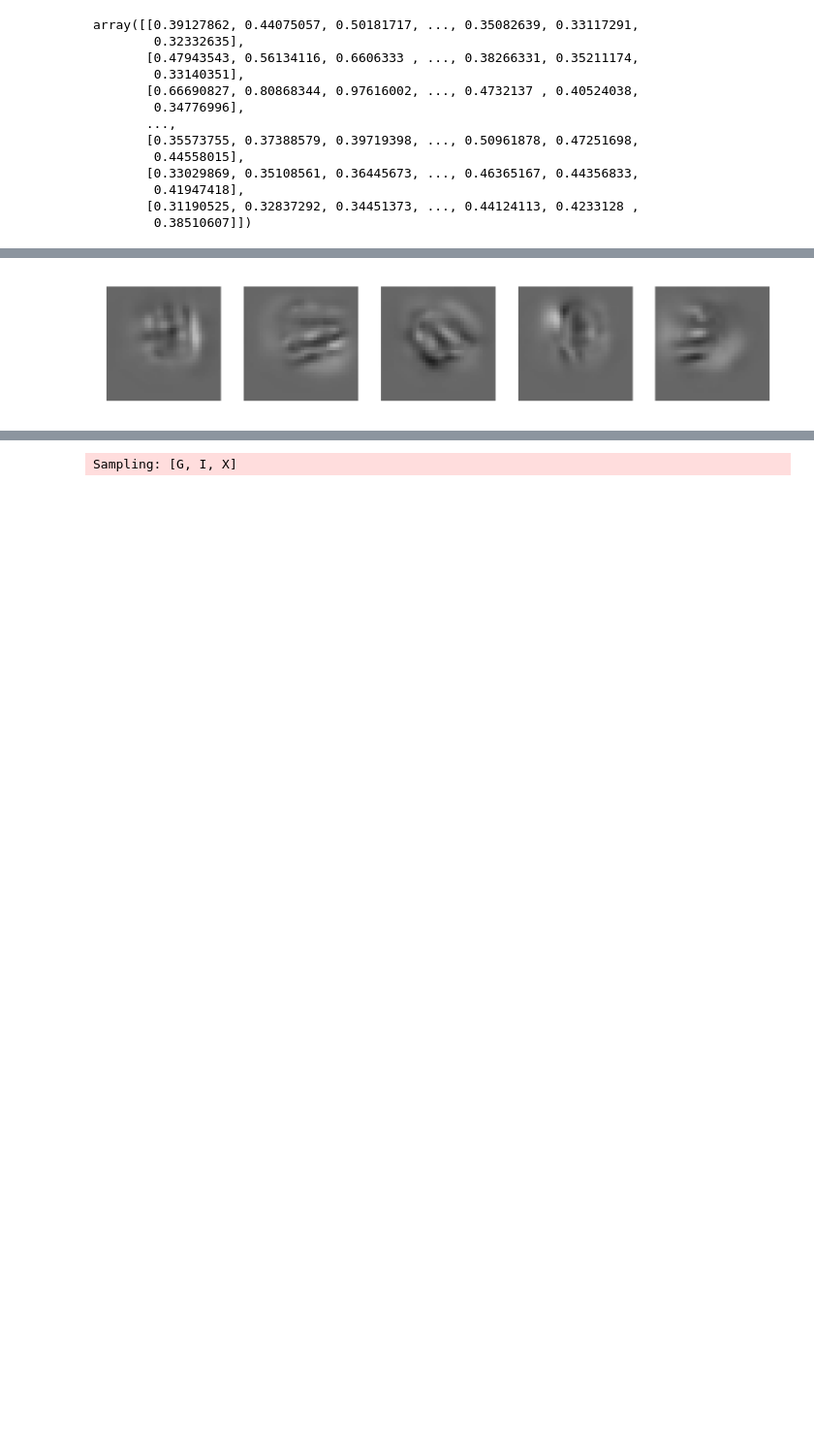
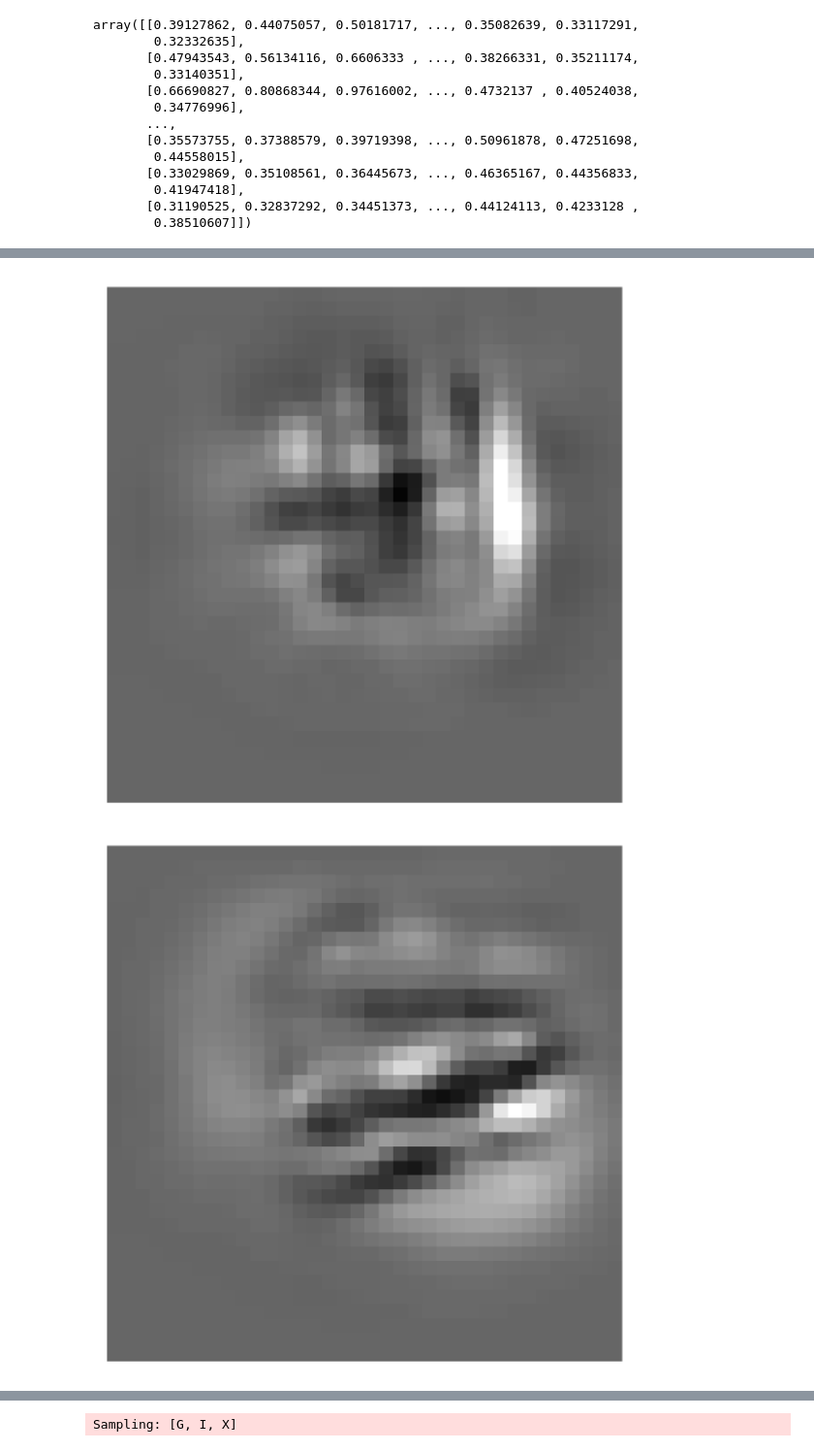
Before and after one commit to suhasshrinivasan/probabilistic-center-surround, a Jupyter notebook: experiments/exc_driven_model/binary_custom_mapping.ipynb, the cells around one changed output, grey strips where cells are left out. Shown at 97% size. Drawn from its saved outputs; the diff is of its cells as text; code cells hidden in the pictures; blank space fills up the shorter version.

```diff
--- a/experiments/exc_driven_model/binary_custom_mapping.ipynb
+++ b/experiments/exc_driven_model/binary_custom_mapping.ipynb
@@ -34,7 +34,8 @@ array([[0.39127862, 0.44075057, 0.50181717, ..., 0.35082639, 0.33117291,
        [0.31190525, 0.32837292, 0.34451373, ..., 0.44124113, 0.4233128 ,
         0.38510607]])
 # %%
-patterns = exc_images[[0, 1, 3, 8, 9]]
+# patterns = exc_images[[0, 1, 3, 8, 9]]
+patterns = exc_images[:10]
 # %%
 G_dim = len(patterns)
 G_prob = 0.5
@@ -127,9 +128,10 @@ model = BinaryPatternCompletionModel(
 # %%
 cossim = cosine_similarity(model.patterns.reshape(model.patterns.shape[0], -1))
 # %%
-fig, axs = plt.subplots(1, G_dim, dpi=300)
-for ax, pattern in zip(axs.flatten(), patterns):
-    ax.imshow(pattern, cmap="gray", vmin=vmin, vmax=vmax)
-    ax.axis("off")
+for pattern in patterns:
+    fig, axs = plt.subplots(dpi=300)
+    axs.imshow(pattern*2, cmap="gray", vmin=vmin, vmax=vmax)
+    axs.axis("off")
 # %% [output]
-[figure, old version]
+[figure, new version]
+[figure, added]
```
Also changed, not shown: parts of 29 cells of this notebook, 32 other files.
